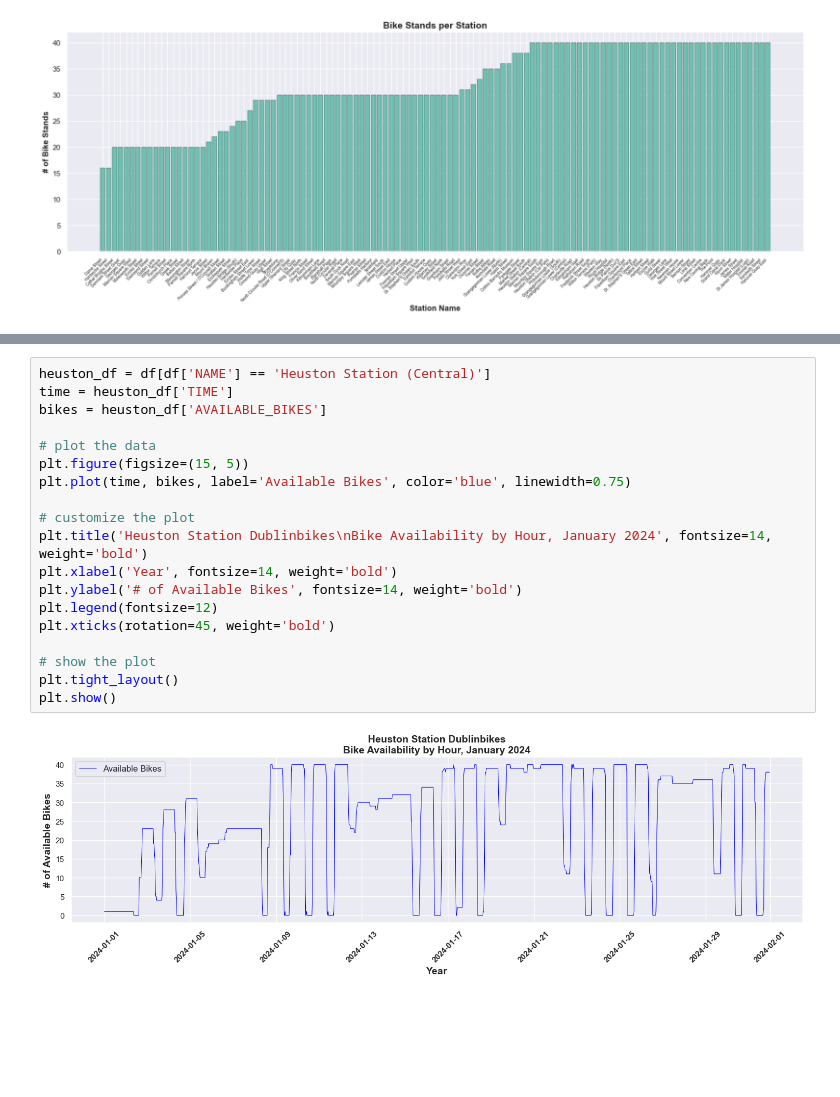
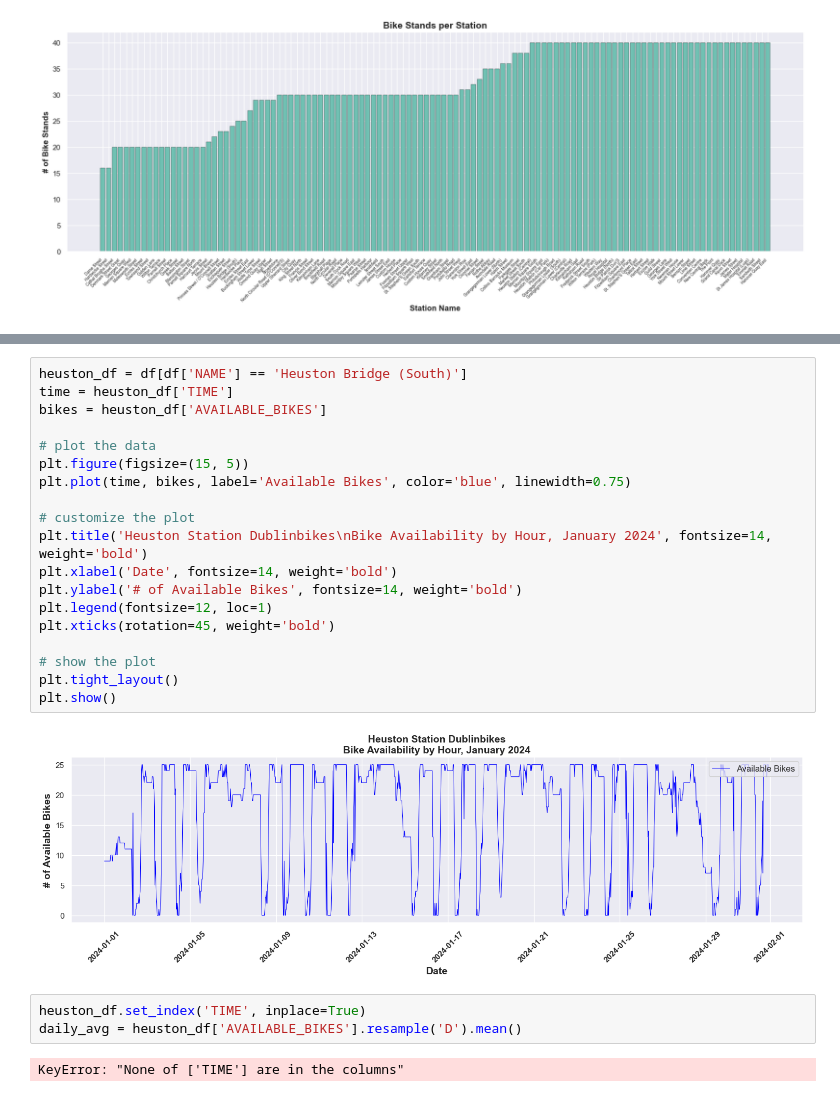
Before and after one commit to JBnkn/4369-programming-for-data-analytics, a Jupyter notebook: Project/Dublinbikes Project.ipynb, the cells around one changed output, grey strips where cells are left out. Cells and saved outputs as stored; diff of their text form; blank space fills up the shorter version.

```diff
--- a/Project/Dublinbikes Project.ipynb
+++ b/Project/Dublinbikes Project.ipynb
@@ -140,21 +140,26 @@ plt.show()
 # %%
-heuston_df = df[df['NAME'] == 'Heuston Station (Central)']
+heuston_df = df[df['NAME'] == 'Heuston Bridge (South)']
 time = heuston_df['TIME']
 bikes = heuston_df['AVAILABLE_BIKES']
 
 # plot the data
 plt.figure(figsize=(15, 5))
 plt.plot(time, bikes, label='Available Bikes', color='blue', linewidth=0.75)
 
 # customize the plot
 plt.title('Heuston Station Dublinbikes\nBike Availability by Hour, January 2024', fontsize=14, weight='bold')
-plt.xlabel('Year', fontsize=14, weight='bold')
+plt.xlabel('Date', fontsize=14, weight='bold')
 plt.ylabel('# of Available Bikes', fontsize=14, weight='bold')
-plt.legend(fontsize=12)
+plt.legend(fontsize=12, loc=1)
 plt.xticks(rotation=45, weight='bold')
 
 # show the plot
 plt.tight_layout()
 plt.show()
 # %% [output]
-[figure, old version]
+[figure, new version]
+# %%
+heuston_df.set_index('TIME', inplace=True)
+daily_avg = heuston_df['AVAILABLE_BIKES'].resample('D').mean()
+# %% [output]
+KeyError: "None of ['TIME'] are in the columns"
```
Also changed, not shown: parts of 2 cells of this notebook, 1 other file.
